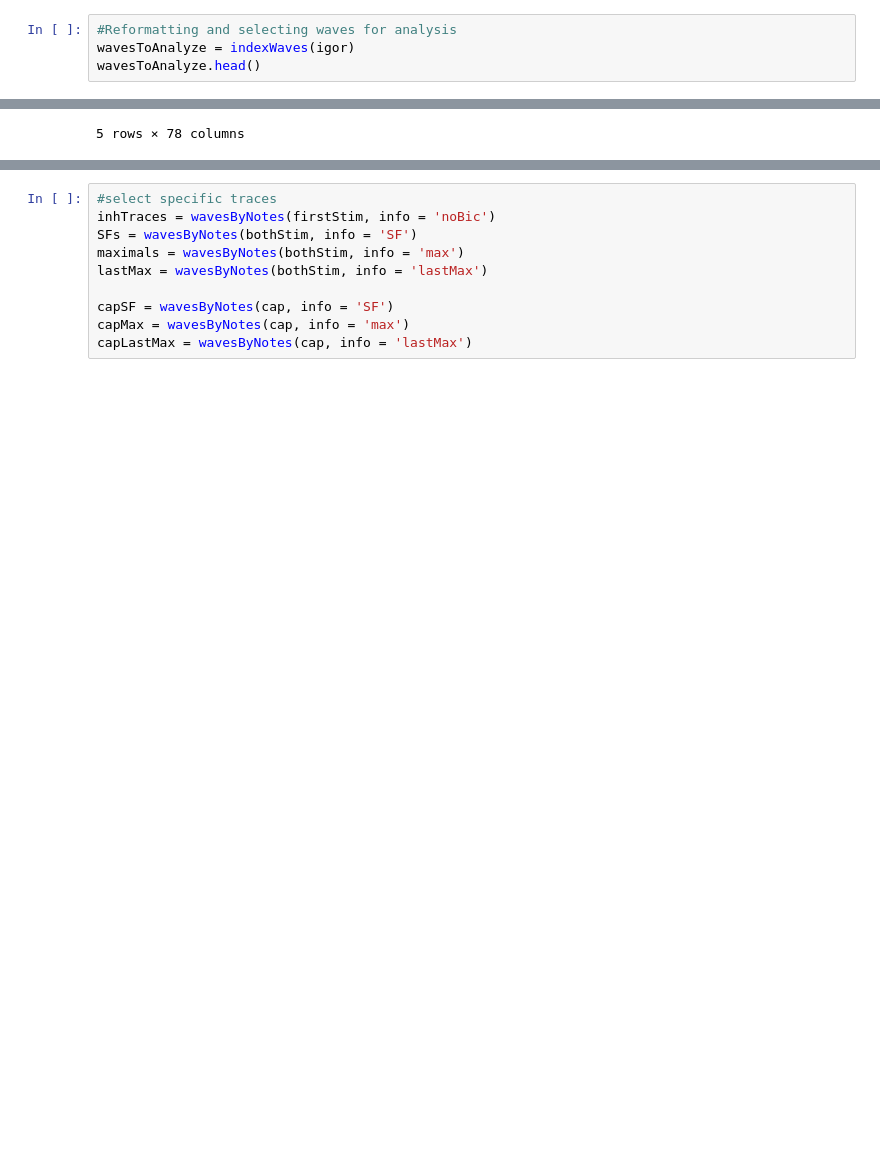
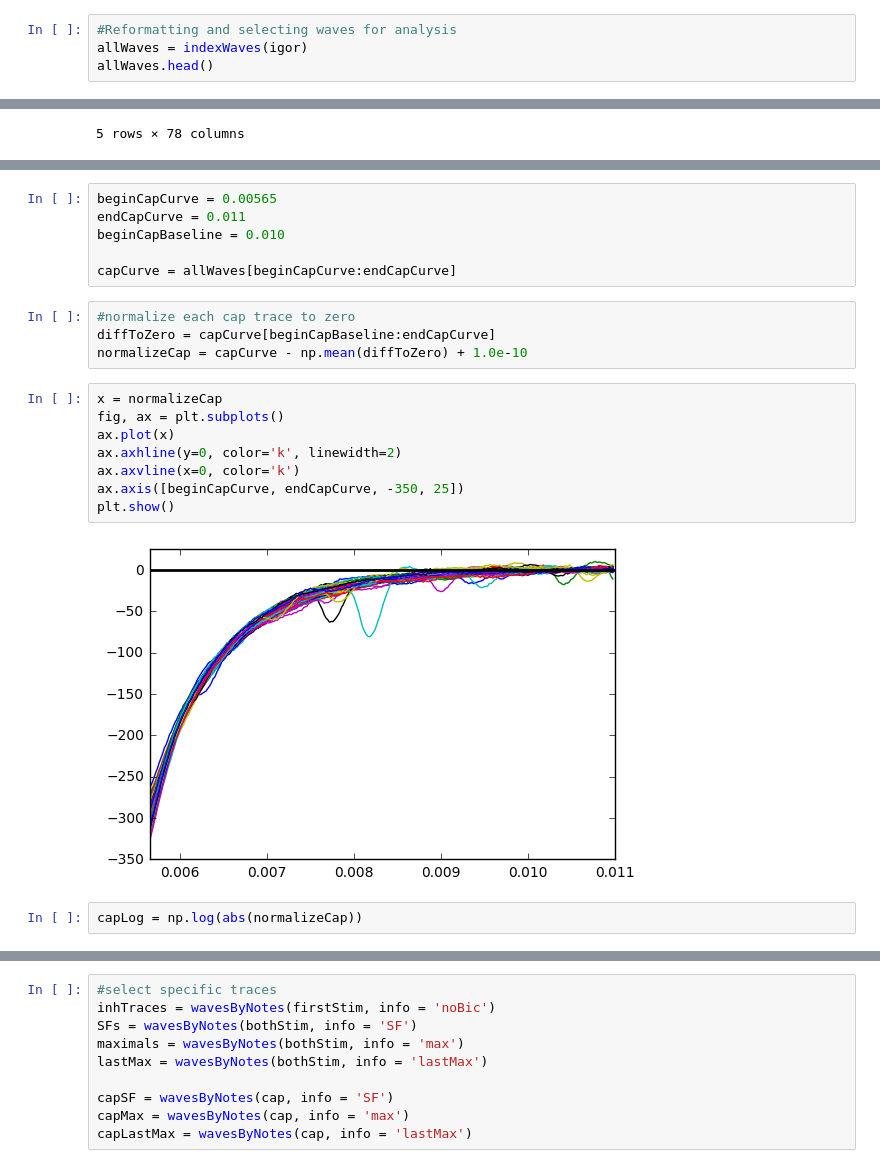
Before and after one commit to yuwie10/ephysAnalysis, a Jupyter notebook: ephysAnalysis.ipynb, the cells around one changed output, grey strips where cells are left out. Saved outputs shown, nothing was run; the diff lists cells and outputs as text; blank space fills up the shorter version.

```diff
--- a/ephysAnalysis.ipynb
+++ b/ephysAnalysis.ipynb
@@ -106,8 +107,8 @@ igor.head()
 | 5 | w1 | 0.00004 | -5.653320 |
 # %%
 #Reformatting and selecting waves for analysis
-wavesToAnalyze = indexWaves(igor)
-wavesToAnalyze.head()
+allWaves = indexWaves(igor)
+allWaves.head()
 # %% [output]
 | id | w7 | w8 | w9 | w10 | w11 | w12 | w13 | w14 | w15 | w16 | ... | ... |
 | sec |  |  |  |  |  |  |  |  |  |  |  | ... |
@@ -122,3 +123,25 @@ plt.plot(wavesToAnalyze)
 plt.show()
 # %% [output]
 [figure]
+# %%
+beginCapCurve = 0.00565
+endCapCurve = 0.011
+beginCapBaseline = 0.010
+
+capCurve = allWaves[beginCapCurve:endCapCurve]
+# %%
+#normalize each cap trace to zero
+diffToZero = capCurve[beginCapBaseline:endCapCurve]
+normalizeCap = capCurve - np.mean(diffToZero) + 1.0e-10
+# %%
+x = normalizeCap
+fig, ax = plt.subplots()
+ax.plot(x)
+ax.axhline(y=0, color='k', linewidth=2)
+ax.axvline(x=0, color='k')
+ax.axis([beginCapCurve, endCapCurve, -350, 25])
+plt.show()
+# %% [output]
+[figure, added]
+# %%
+capLog = np.log(abs(normalizeCap))
```
Also changed, not shown: parts of 22 cells of this notebook.
